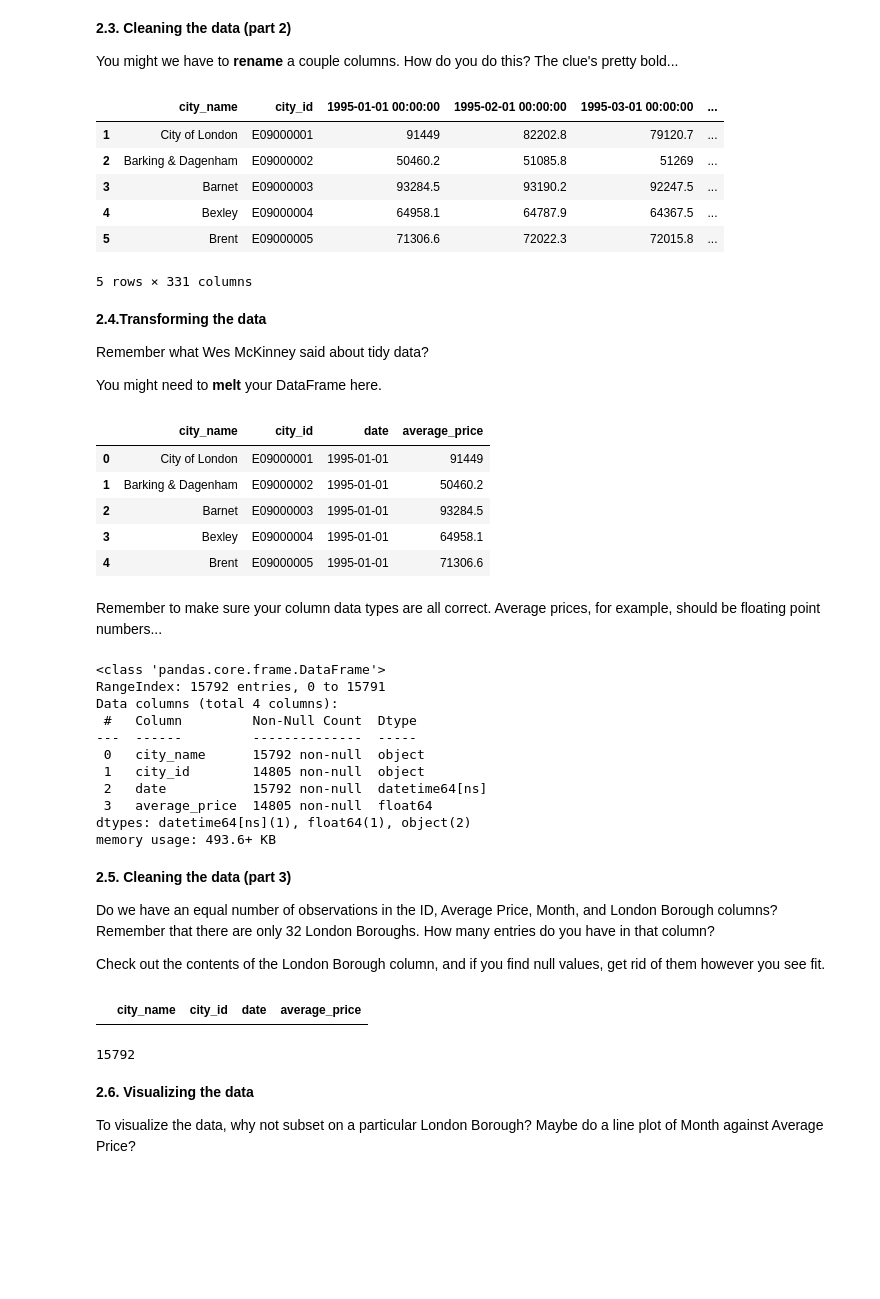
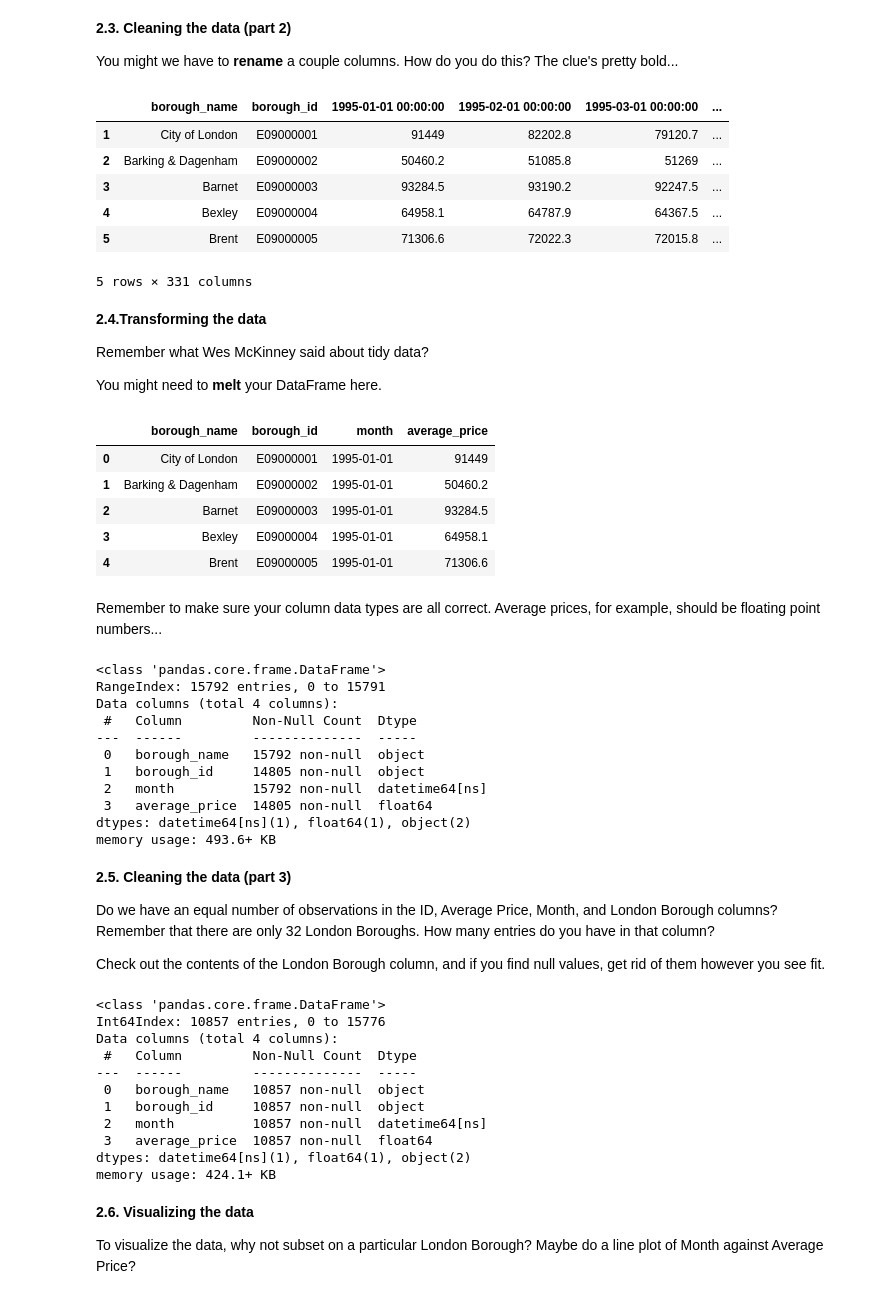
Before and after one commit to markalan020/Springboard, a Jupyter notebook: Case Study London/Unit 4 Challenge - Tier 3.ipynb, the cells around one changed output. Cells and saved outputs as stored; diff of their text form; code cells hidden in the pictures; blank space fills up the shorter version.

```diff
--- a/Case Study London/Unit 4 Challenge - Tier 3.ipynb
+++ b/Case Study London/Unit 4 Challenge - Tier 3.ipynb
@@ -136,10 +136,10 @@ properties.head()
 
 You might we have to **rename** a couple columns. How do you do this? The clue's pretty bold...
 # %%
-properties.rename({properties.columns[0]:'city_name',properties.columns[1]:'city_id'},axis=1,inplace=True)
+properties.rename({properties.columns[0]:'borough_name',properties.columns[1]:'borough_id'},axis=1,inplace=True)
 properties.head()
 # %% [output]
-|  | city_name | city_id | 1995-01-01 00:00:00 | 1995-02-01 00:00:00 | 1995-03-01 00:00:00 | ... |
+|  | borough_name | borough_id | 1995-01-01 00:00:00 | 1995-02-01 00:00:00 | 1995-03-01 00:00:00 | ... |
 | 1 | City of London | E09000001 | 91449 | 82202.8 | 79120.7 | ... |
 | 2 | Barking & Dagenham | E09000002 | 50460.2 | 51085.8 | 51269 | ... |
 | 3 | Barnet | E09000003 | 93284.5 | 93190.2 | 92247.5 | ... |
@@ -153,10 +153,10 @@ Remember what Wes McKinney said about tidy data?
 
 You might need to **melt** your DataFrame here.
 # %%
-properties = pd.melt(properties, id_vars=['borough_name','borough_id'],var_name='date', value_name='average_price')
+properties = pd.melt(properties, id_vars=['borough_name','borough_id'],var_name='month', value_name='average_price')
 properties.head()
 # %% [output]
-|  | city_name | city_id | date | average_price |
+|  | borough_name | borough_id | month | average_price |
 | 0 | City of London | E09000001 | 1995-01-01 | 91449 |
 | 1 | Barking & Dagenham | E09000002 | 1995-01-01 | 50460.2 |
 | 2 | Barnet | E09000003 | 1995-01-01 | 93284.5 |
@@ -173,9 +173,9 @@ RangeIndex: 15792 entries, 0 to 15791
 Data columns (total 4 columns):
  #   Column         Non-Null Count  Dtype
 ---  ------         --------------  -----
- 0   city_name      15792 non-null  object
- 1   city_id        14805 non-null  object
- 2   date           15792 non-null  datetime64[ns]
+ 0   borough_name   15792 non-null  object
+ 1   borough_id     14805 non-null  object
+ 2   month          15792 non-null  datetime64[ns]
  3   average_price  14805 non-null  float64
 dtypes: datetime64[ns](1), float64(1), object(2)
 memory usage: 493.6+ KB
@@ -185,14 +185,26 @@ memory usage: 493.6+ KB
 Do we have an equal number of observations in the ID, Average Price, Month, and London Borough columns? Remember that there are only 32 London Boroughs. How many entries do you have in that column?
 
 Check out the contents of the London Borough column, and if you find null values, get rid of them however you see fit.
-# %%
-properties[properties.city_name.isnull()]
-# %% [output]
-|  | city_name | city_id | date | average_price |
-# %%
-len(properties)
-# %% [output]
-15792
+# %%
+#drop the columns that are Unnamed with just blank values
+properties.drop(properties[properties.borough_name.str.contains('Unnamed')].index, inplace=True)
+#drop the additional rollup categories from the dataset so only the boroughts and the city remain
+addtnl_cols = ['Inner London','Outer London','NORTH EAST','NORTH WEST','YORKS & THE HUMBER',
+'EAST MIDLANDS','WEST MIDLANDS','EAST OF ENGLAND','LONDON','SOUTH EAST','SOUTH WEST','England']
+properties.drop(properties[properties.borough_name.isin(addtnl_cols)].index, inplace=True)
+properties.info()
+# %% [output]
+<class 'pandas.core.frame.DataFrame'>
+Int64Index: 10857 entries, 0 to 15776
+Data columns (total 4 columns):
+ #   Column         Non-Null Count  Dtype
+---  ------         --------------  -----
+ 0   borough_name   10857 non-null  object
+ 1   borough_id     10857 non-null  object
+ 2   month          10857 non-null  datetime64[ns]
+ 3   average_price  10857 non-null  float64
+dtypes: datetime64[ns](1), float64(1), object(2)
+memory usage: 424.1+ KB
 # %% [markdown]
 **2.6. Visualizing the data**
 
```
Also changed, not shown: parts of 6 cells of this notebook.
